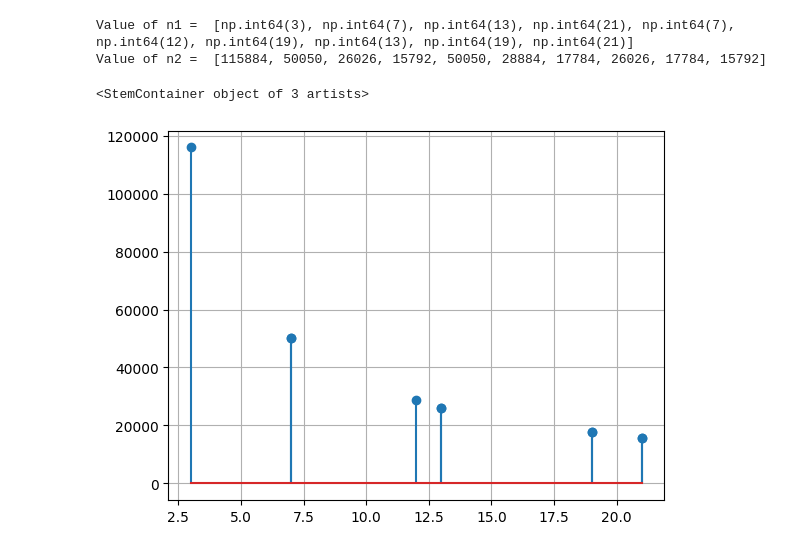
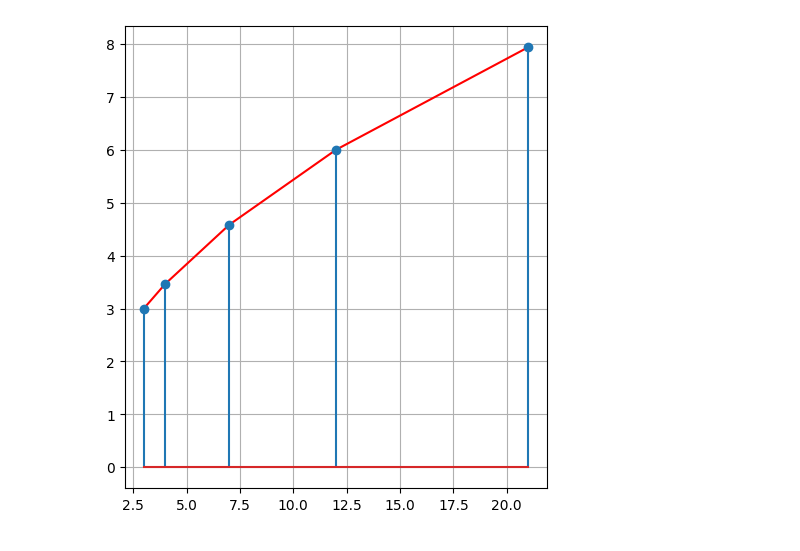
Before and after one commit to Tetroner9/Colg-Sem-VII, a Jupyter notebook: MC/Exp-2/2.ipynb, the cells around one changed output. Drawn from its saved outputs; the diff is of its cells as text; code cells hidden in the pictures.

```diff
--- a/MC/Exp-2/2.ipynb
+++ b/MC/Exp-2/2.ipynb
@@ -39,25 +4,23 @@ plt.stem(n1, n2)
-# %%
-n1 = []
-n2 = []
-N_std = [3, 4, 7, 9, 12, 13, 19, 21, 22]
-
-for i in range (1, 5):
-    for j in range (1, 5):
-        N = np.square(i) + np.square(j) + i * j
-        if N in N_std:
-            e = N
-            n1.append(e)
-            sc_a = sc(4200, 1001, 12, e)
-            n2.append(sc_a)
-# %%
-print("Value of n1 = ", n1)
-print("Value of n2 = ", n2)
-# %% [output]
-Value of n1 =  [np.int64(3), np.int64(7), np.int64(13), np.int64(21), np.int64(7), np.int64(12), np.int64(19), np.int64(13), np.int64(19), np.int64(21)]
-Value of n2 =  [115884, 50050, 26026, 15792, 50050, 28884, 17784, 26026, 17784, 15792]
-# %%
-plt.grid()
-plt.stem(n1, n2)
-# %% [output]
-<StemContainer object of 3 artists>
-[figure, removed]
+# %%
+def inferenceration(N, n, i0):
+    return np.sqrt(3 * N), 10 * np.log10(np.sqrt(3 * N) ** n /i0)
+# %%
+cluster_size = [3, 4, 7, 12, 21]
+Q1 = []
+SI3 = []
+SI4 = []
+# %%
+for N in cluster_sie:
+    Q, SI = inferenceration(N, 4, 6)
+    Q1.append(Q)
+    SI4.append(SI)
+    Q, SI = inferenceration(N, 3, 6)
+    SI3.append(SI)
+# %%
+plt.figure(figsize=(12, 6))
+plt.subplot(1, 2, 1)
+plt.plot(cluster_size, Q1, color='red')
+plt.stem(cluster_size, Q1)
+plt.grid()
+# %% [output]
+[figure, added]
```
Also changed, not shown: parts of 8 cells of this notebook, 2 other files.
